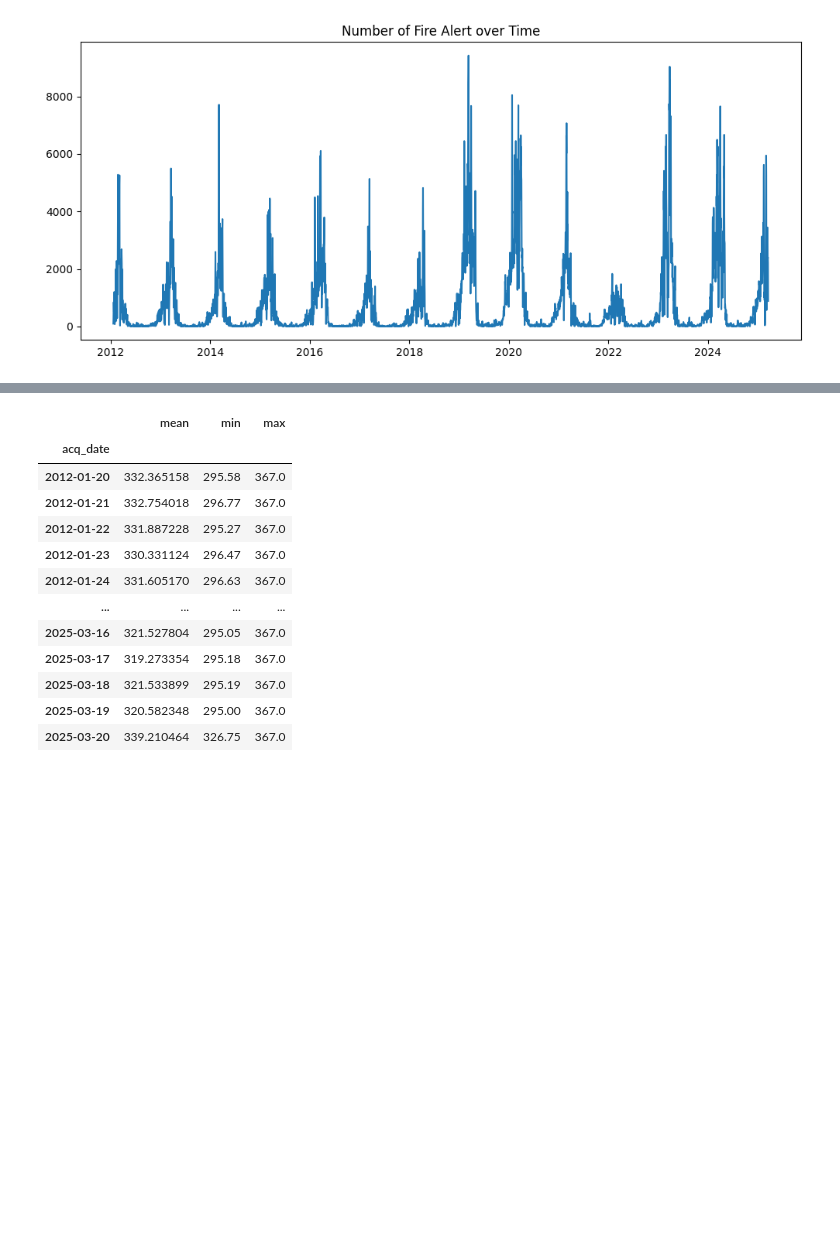
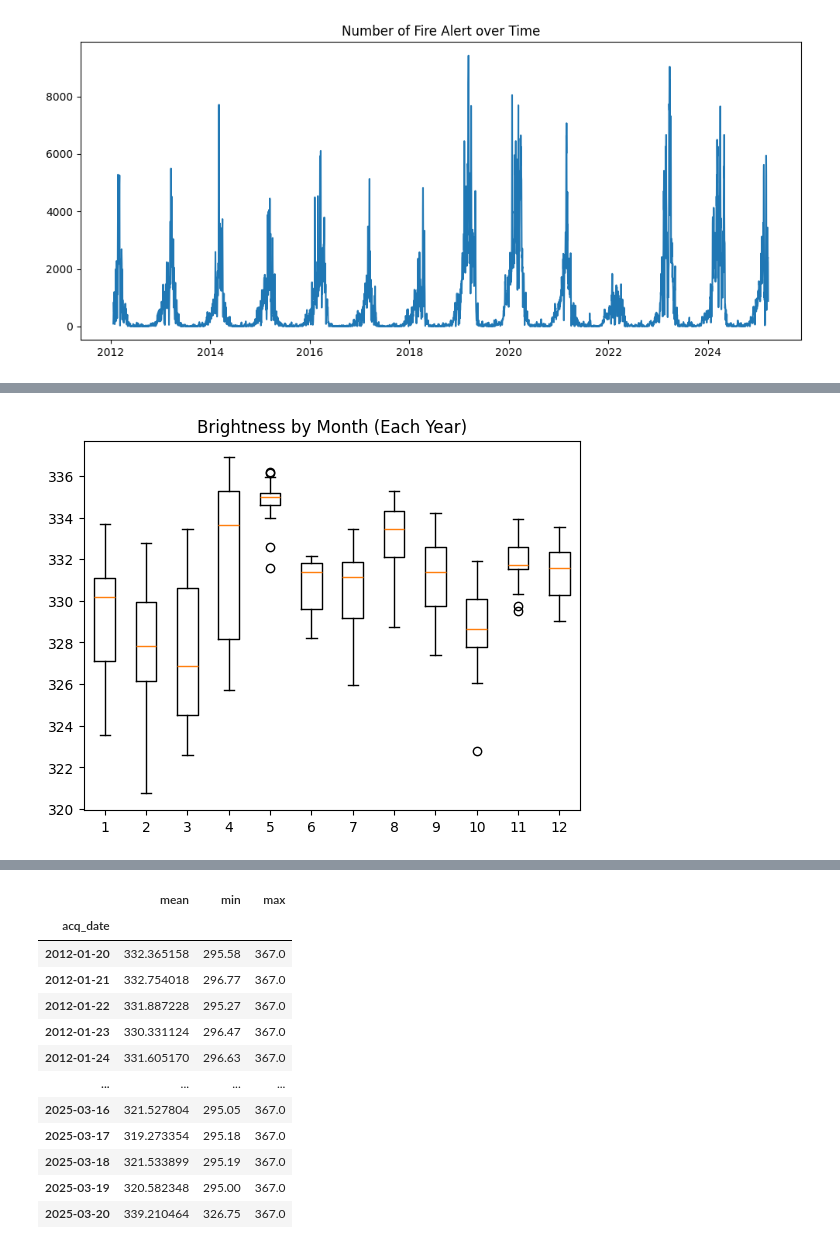
Before and after one commit to smolguyonearth/whoopenthisisgay, a Jupyter notebook: code_newisreal/data_trumatization.ipynb, the cells around one changed output, grey strips where cells are left out. Cells and saved outputs as stored; diff of their text form; code cells hidden in the pictures; blank space fills up the shorter version.

```diff
--- a/code_newisreal/data_trumatization.ipynb
+++ b/code_newisreal/data_trumatization.ipynb
@@ -166,0 +210,8 @@ Text(0.5, 1.0, 'Number of Fire Alert over Time')
+# %%
+plt.boxplot(
+    [DL_FIRE_group_by_mounth[i]["brightness"]["mean"] for i in range(12)],
+    tick_labels=[i for i in range(1, 13)]
+)
+plt.title("Brightness by Month (Each Year)");
+# %% [output]
+[figure, added]
```
Also changed, not shown: parts of 12 cells of this notebook, 1 other file.
